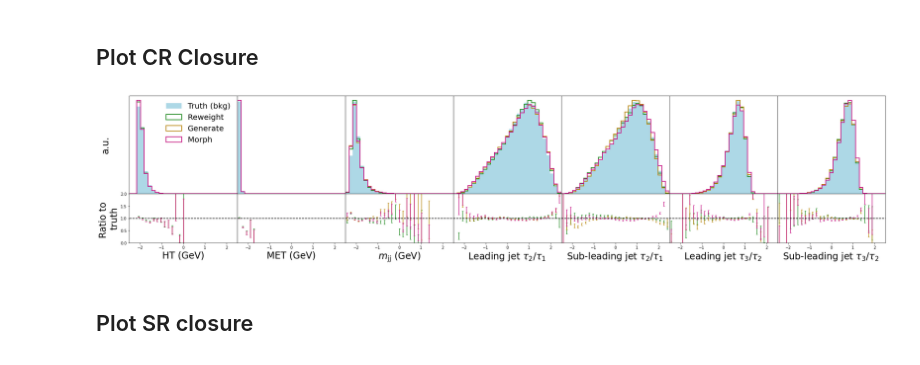
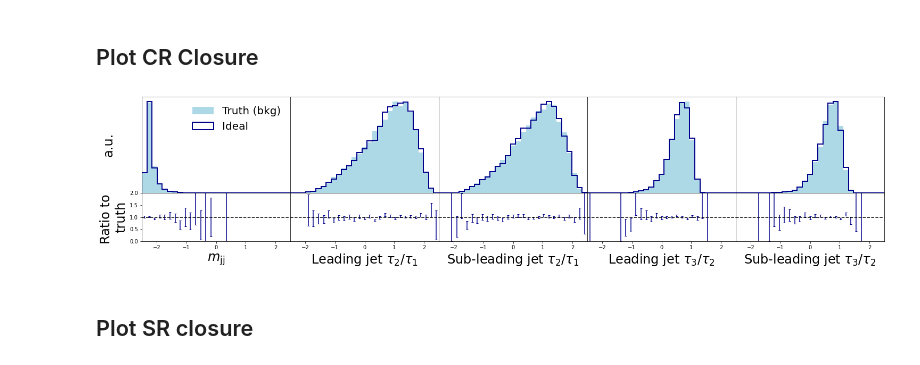
Before and after one commit to hep-lbdl/non-resonant-AD-extrapolation, a Jupyter notebook: graphics_notebooks/check_closure_ratios.ipynb, the cells around one changed output. Saved outputs shown, nothing was run; the diff lists cells and outputs as text; code cells hidden in the pictures.

```diff
--- a/graphics_notebooks/check_closure_ratios.ipynb
+++ b/graphics_notebooks/check_closure_ratios.ipynb
@@ -13,7 +13,7 @@ eval_dir = f"{path_to_working_dir}/evaluation/seed{gen_seed}/"
 # %% [markdown]
 ### CR closure
 # %%
-keys_to_plot = ["Ideal", "Reweight", "Generate", "Morph"]
+keys_to_plot = ["Ideal"]
 
 samples_cr_dict = {}
 weights_cr_dict = {}
@@ -21,15 +21,15 @@ weights_cr_dict = {}
 samples_sr_dict = {}
 weights_sr_dict = {}
 
-samples_cr_dict["truth"] = np.load(f"{seeded_data_dir}/data_0.npz")["data_events_cr"][:,n_context:]
+samples_cr_dict["truth"] = np.load(f"{seeded_data_dir}/data_0.npz")["data_events_cr"][:10000,n_context:]
 weights_cr_dict["truth"] = None
-samples_sr_dict["truth"] = np.load(f"{seeded_data_dir}/data_0.npz")["data_events_sr"][:,n_context:]
+samples_sr_dict["truth"] = np.load(f"{seeded_data_dir}/data_0.npz")["data_events_sr"][:10000,n_context:]
 weights_sr_dict["truth"] = None
 
 if "Ideal" in keys_to_plot:
-    samples_cr_dict["Ideal"] = np.load(f"{static_data_dir}/ideal_bkg_events.npz")["ideal_bkg_events_cr"][:,n_context:]
+    samples_cr_dict["Ideal"] = np.load(f"{static_data_dir}/ideal_bkg_events.npz")["ideal_bkg_events_cr"][:10000,n_context:]
     weights_cr_dict["Ideal"] = None
-    samples_sr_dict["Ideal"] = np.load(f"{static_data_dir}/ideal_bkg_events.npz")["ideal_bkg_events_sr"][:,n_context:]
+    samples_sr_dict["Ideal"] = np.load(f"{static_data_dir}/ideal_bkg_events.npz")["ideal_bkg_events_sr"][:10000,n_context:]
     weights_sr_dict["Ideal"] = None
 
 if "Reweight" in keys_to_plot:
@@ -39,9 +39,9 @@ if "Reweight" in keys_to_plot:
     weights_sr_dict["Reweight"] = np.load(f"{samples_dir}/reweight_SR_s0.npz")["w_sr"]
 
 if "Generate" in keys_to_plot:
-    # No weights here -- cr is sampled using data
-    samples_cr_dict["Generate"] = np.load(f"{samples_dir}/generate_CR_closure_s0.npz")["generate_cr"][:,n_context:]
-    weights_cr_dict["Generate"] = None
+    samples_cr_dict["Generate"] = np.load(f"{samples_dir}/generate_CR_closure_s0.npz")["generate_cr"][:]
+    print(samples_cr_dict["Generate"].shape)
+    weights_cr_dict["Generate"] = None # No weights here -- cr is sampled using data
     samples_sr_dict["Generate"] = np.load(f"{samples_dir}/generate_SR_s0.npz")["samples"][:,n_context:]
     weights_sr_dict["Generate"] = np.load(f"{samples_dir}/context_weights_SR_s0.npz")["w_sr"]
 
@@ -65,7 +65,7 @@ def name_map():
         "min_dPhi": "min$\\Delta\\phi(\\rm j_i, \\rm MET)$",
     }
 
-var_names = ["ht", "met", "m_jj", "tau21_j1", "tau21_j2", "tau32_j1", "tau32_j2"]
+var_names = ["m_jj", "tau21_j1", "tau21_j2", "tau32_j1", "tau32_j2"]
 names = name_map()
 
 xlabel_list = []
@@ -76,7 +76,7 @@ colors_dict = {"fullsup":"grey",
                "Reweight": "forestgreen",
                "Morph": "mediumvioletred",
                "Generate":"darkgoldenrod",
-                "Ideal":"darkblue"
+                "Ideal":"darkblue",
                 "truth":"lightblue"}
 
 bins = np.linspace(-2.5, 2.5, 30)
@@ -105,40 +105,40 @@ for i in range(n_features):
     for k in keys_to_plot:
 
 
-        loc_density, _ ,_ = ax[0,i].hist(samples_cr_dict[k][:,i-2], bins = bins, label = k, histtype = "step", density = True, color = colors_dict[k], lw = 2, weights = weights_dict_SR[k])
-        loc_hist, _ = np.histogram(samples_cr_dict[k][:,i-2], bins = bins, density = False, weights = weights_dict_SR[k])
+        loc_density, _ ,_ = ax[0,i].hist(samples_cr_dict[k][:,i], bins = bins, label = k, histtype = "step", density = True, color = colors_dict[k], lw = 2, weights = weights_cr_dict[k])
+        loc_hist, _ = np.histogram(samples_cr_dict[k][:,i], bins = bins, density = False, weights = weights_cr_dict[k])
 
 
         loc_errors = np.sqrt(loc_hist)
         loc_ratio = loc_hist/hist_denom
         loc_errors_ratio = np.sqrt ( (errors_denom/hist_denom)**2 + (loc_errors/loc_hist)**2 ) * loc_ratio
         ax[1,i].errorbar(bin_centers, loc_ratio, yerr = loc_errors_ratio, linestyle = "", color = colors_dict[k], capsize = 2)
 
     ax[1,i].set_xlabel(xlabel_list[i], fontsize = f1)
     ax[1,i].axhline(1, color = "black", linestyle = "dashed")
     ax[1,i].set_xlim(-2.5, 2.5)
 
     ax[1,i].set_xticks(np.arange(-2, 3, 1))
     ax[1,i].set_ylim(0, 2)
 
 
 ax[0,0].set_ylabel("a.u.", fontsize = f1, labelpad = 50)
 ax[0,0].set_yticks([])
 ax[1,0].set_ylabel("Ratio to \ntruth", fontsize = f1)
 
 for i in range(1, n_features):
     ax[0,i].set_yticks([])
     ax[1,i].set_yticks([])
 
 
 ax[0,0].legend(frameon = False, fontsize = f2)
 
 
 plt.subplots_adjust(wspace = 0, hspace = 0)
 plt.savefig("../plots/physics_features_ratios_CR.pdf")
 plt.show()
 # %% [output]
-[figure, old version]
+[figure, new version]
 # %% [markdown]
 ## Plot SR closure
 # %%
```
Also changed, not shown: parts of 3 cells of this notebook, 3 other files.
